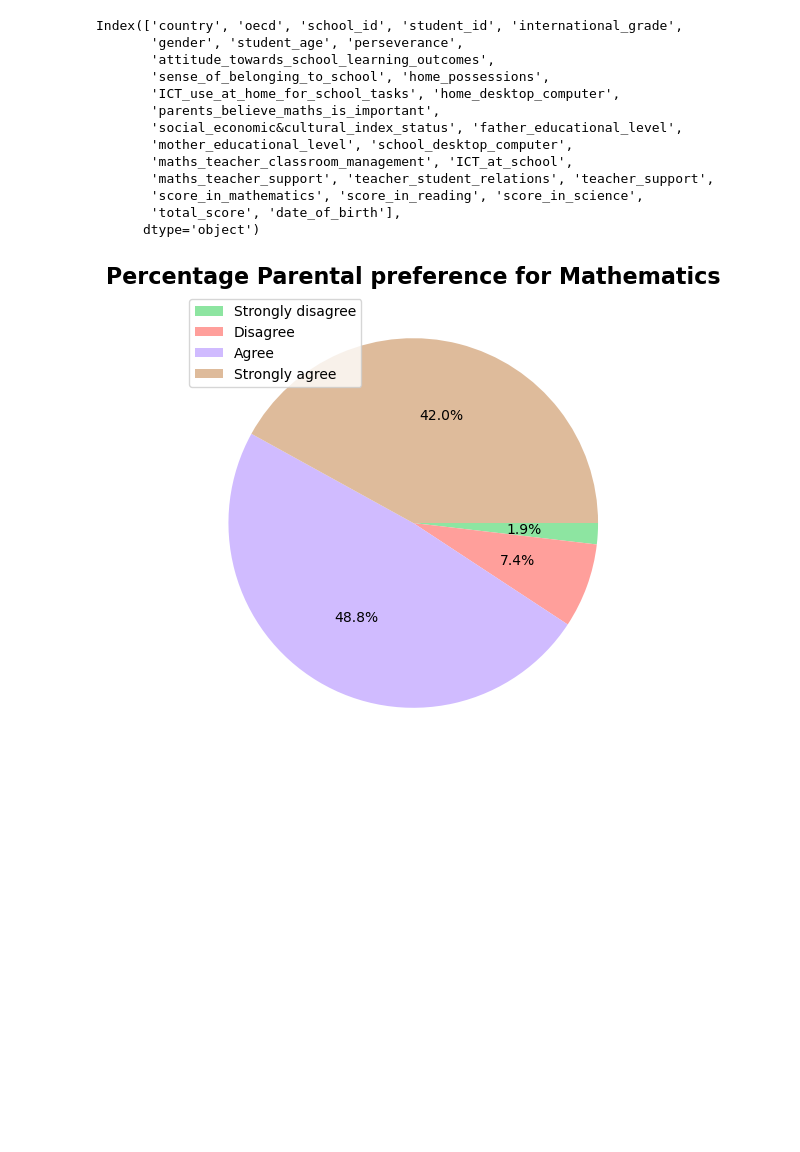
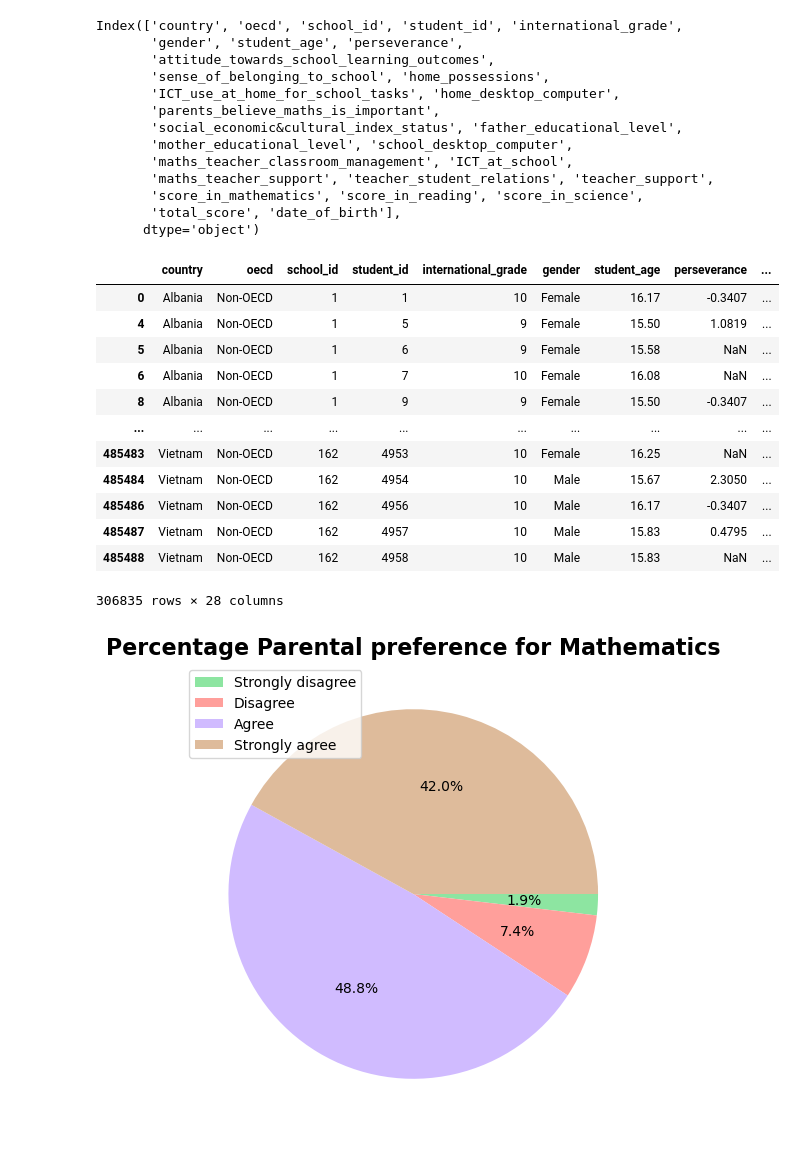
Before and after one commit to Daviedavie100/Pisa2012_data_analysis, a Jupyter notebook: Exploration.ipynb, the cells around one changed output. Drawn from its saved outputs; the diff is of its cells as text; code cells hidden in the pictures; blank space fills up the shorter version.

```diff
--- a/Exploration.ipynb
+++ b/Exploration.ipynb
@@ -735,6 +735,22 @@ Index(['country', 'oecd', 'school_id', 'student_id', 'international_grade',
        'score_in_mathematics', 'score_in_reading', 'score_in_science',
        'total_score', 'date_of_birth'],
       dtype='object')
+# %%
+pisa_clean[~pisa_clean['attitude_towards_school_learning_outcomes'].isna()]
+# %% [output]
+|  | country | oecd | school_id | student_id | international_grade | gender | student_age | perseverance | ... |
+| 0 | Albania | Non-OECD | 1 | 1 | 10 | Female | 16.17 | -0.3407 | ... |
+| 4 | Albania | Non-OECD | 1 | 5 | 9 | Female | 15.50 | 1.0819 | ... |
+| 5 | Albania | Non-OECD | 1 | 6 | 9 | Female | 15.58 | NaN | ... |
+| 6 | Albania | Non-OECD | 1 | 7 | 10 | Female | 16.08 | NaN | ... |
+| 8 | Albania | Non-OECD | 1 | 9 | 9 | Female | 15.50 | -0.3407 | ... |
+| ... | ... | ... | ... | ... | ... | ... | ... | ... | ... |
+| 485483 | Vietnam | Non-OECD | 162 | 4953 | 10 | Female | 16.25 | NaN | ... |
+| 485484 | Vietnam | Non-OECD | 162 | 4954 | 10 | Male | 15.67 | 2.3050 | ... |
+| 485486 | Vietnam | Non-OECD | 162 | 4956 | 10 | Male | 16.17 | -0.3407 | ... |
+| 485487 | Vietnam | Non-OECD | 162 | 4957 | 10 | Male | 15.83 | 0.4795 | ... |
+| 485488 | Vietnam | Non-OECD | 162 | 4958 | 10 | Male | 15.83 | NaN | ... |
+306835 rows × 28 columns
 # %%
 # set plot dimensions
 plt.figure(figsize=[6, 6])
```
Also changed, not shown: parts of 5 cells of this notebook.
